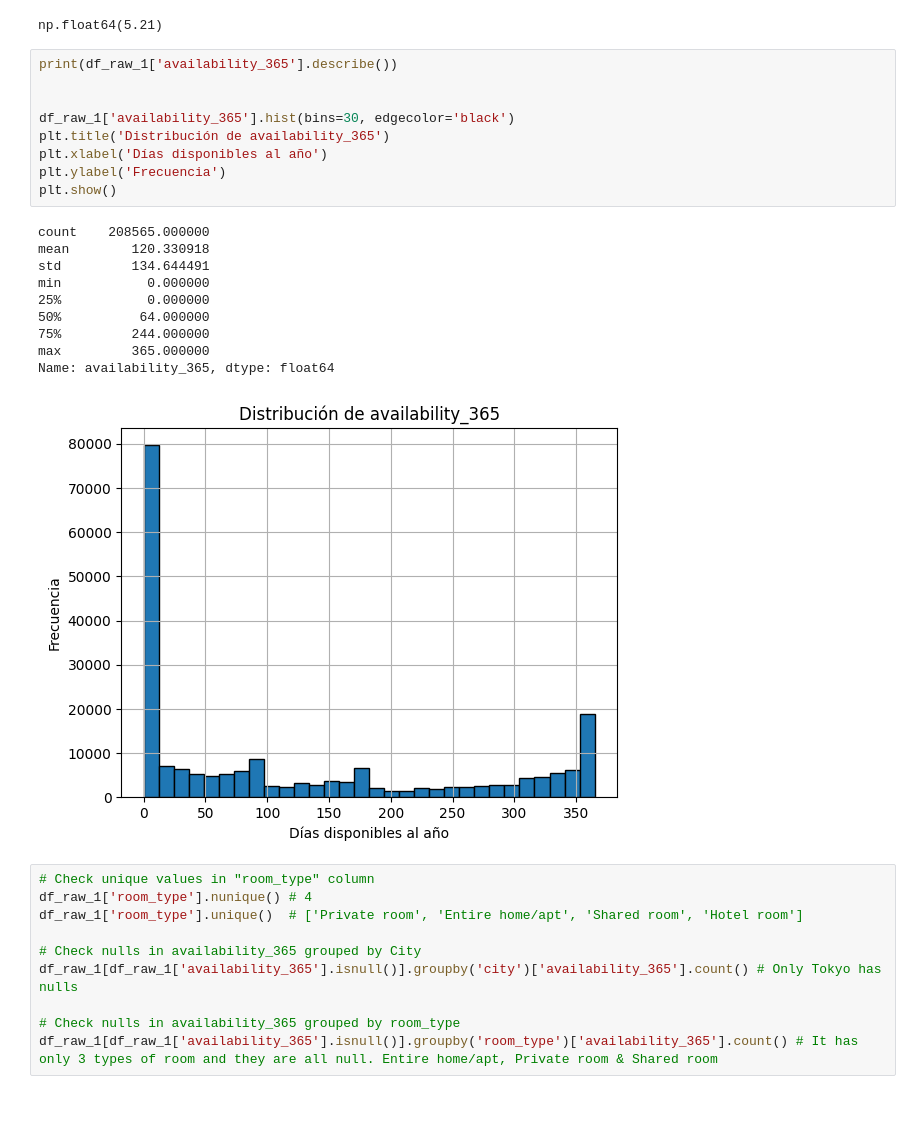
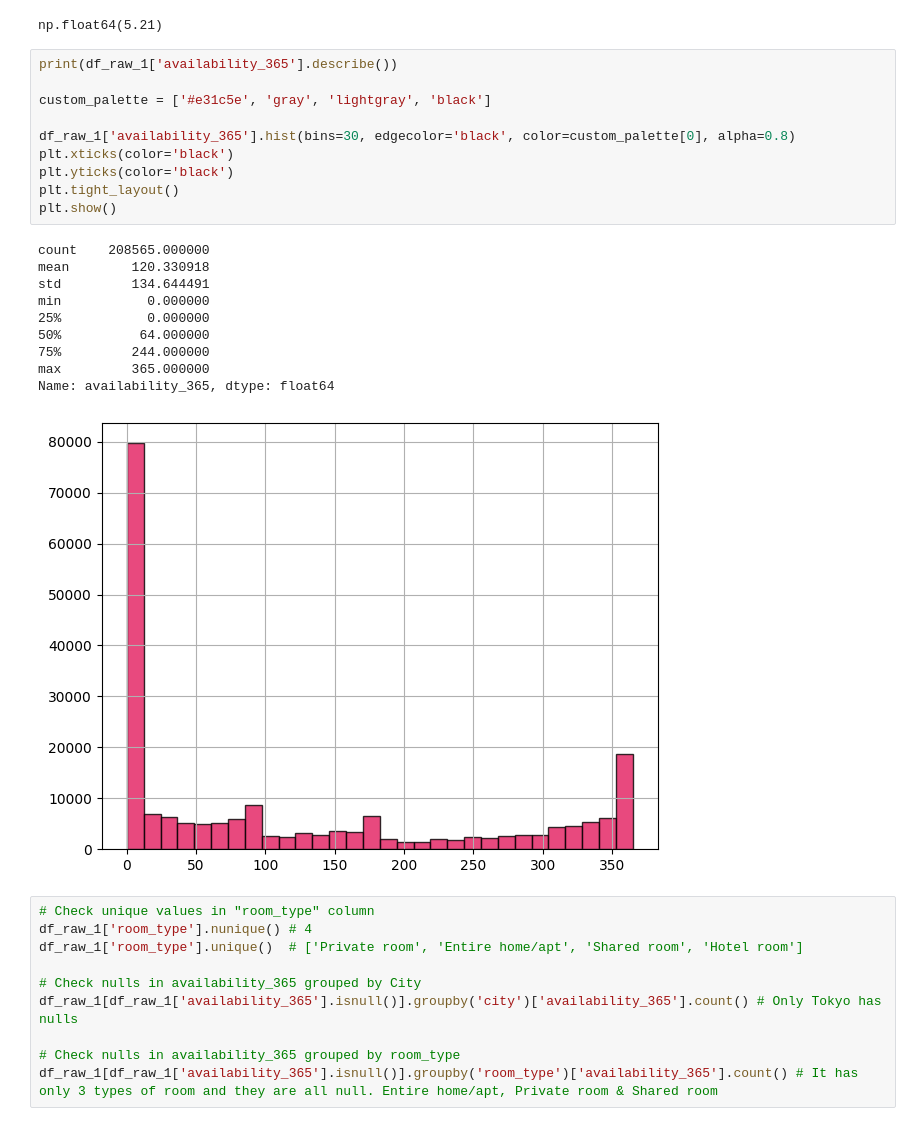
Before and after one commit to Yael-Parra/Airbnb-Analysis, a Jupyter notebook: eda/cleaning.ipynb, the cells around one changed output. Saved outputs shown, nothing was run; the diff lists cells and outputs as text.

```diff
--- a/eda/cleaning.ipynb
+++ b/eda/cleaning.ipynb
@@ -731,23 +744,24 @@ np.float64(5.21)
 # %%
 print(df_raw_1['availability_365'].describe())
 
+custom_palette = ['#e31c5e', 'gray', 'lightgray', 'black']
 
-df_raw_1['availability_365'].hist(bins=30, edgecolor='black')
-plt.title('Distribución de availability_365')
-plt.xlabel('Días disponibles al año')
-plt.ylabel('Frecuencia')
+df_raw_1['availability_365'].hist(bins=30, edgecolor='black', color=custom_palette[0], alpha=0.8)
+plt.xticks(color='black')
+plt.yticks(color='black')
+plt.tight_layout()
 plt.show()
 # %% [output]
 count    208565.000000
 mean        120.330918
 std         134.644491
 min           0.000000
 25%           0.000000
 50%          64.000000
 75%         244.000000
 max         365.000000
 Name: availability_365, dtype: float64
-[figure, old version]
+[figure, new version]
 # %%
 # Check unique values in "room_type" column
 df_raw_1['room_type'].nunique() # 4
```
Also changed, not shown: parts of 10 cells of this notebook.
